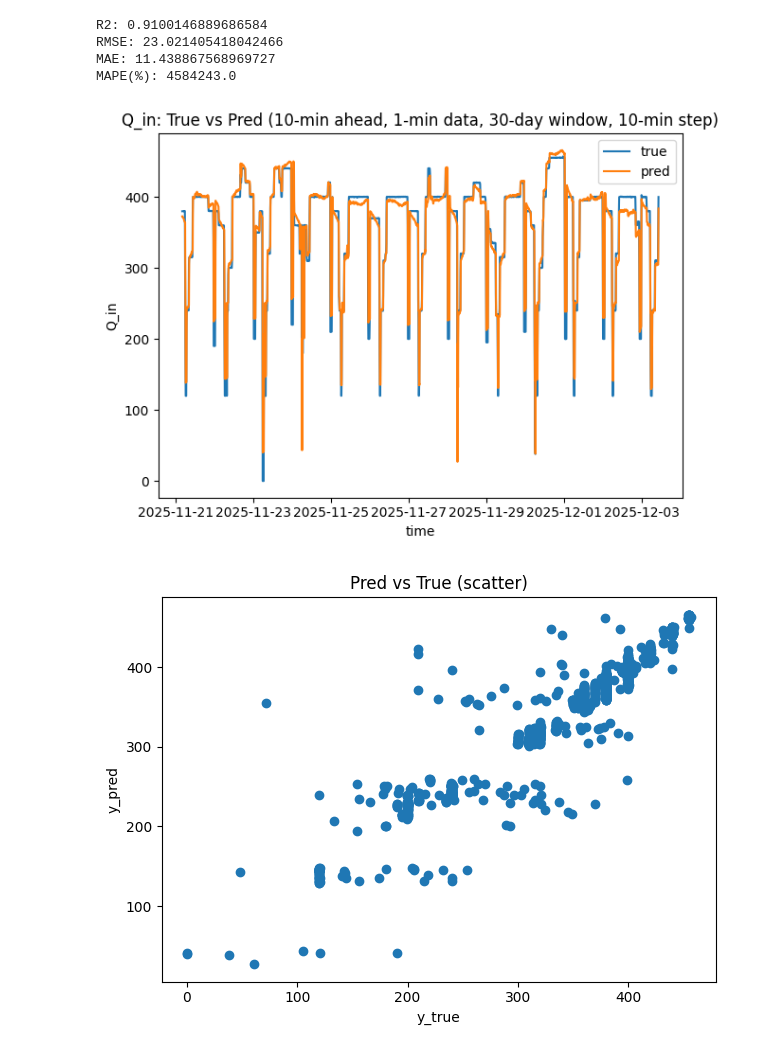
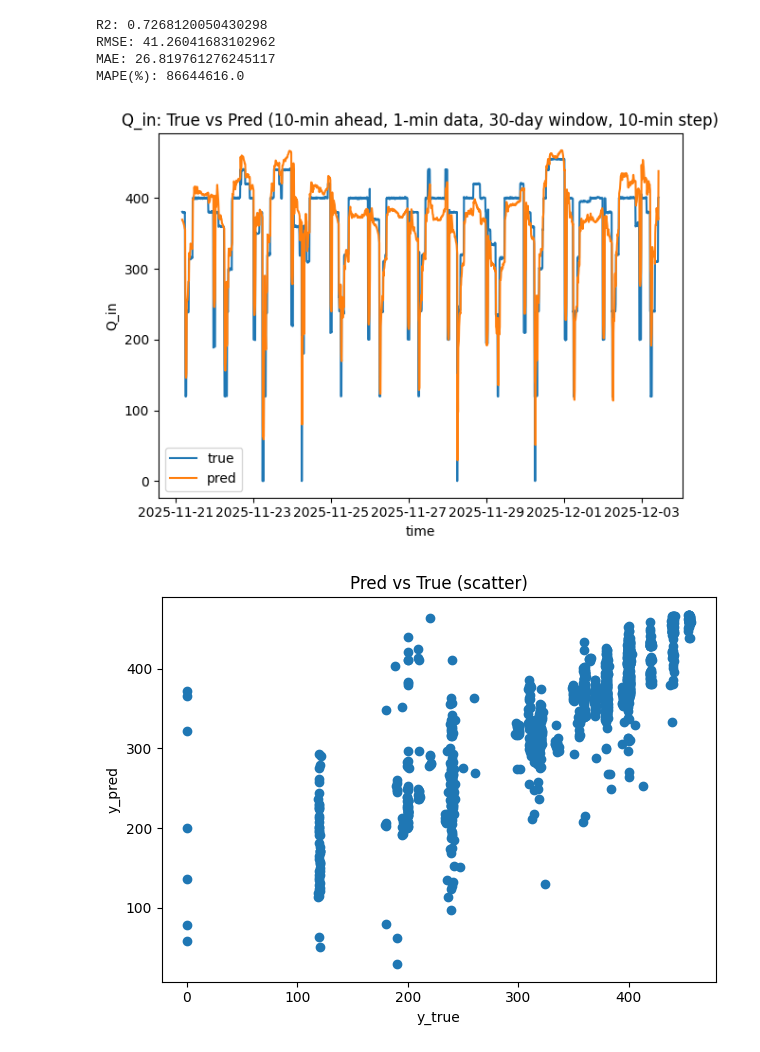
Before and after one commit to choiseungha3123-a11y/project_WWTP, a Jupyter notebook: python/notebook/linear_regression/flow_baseline.ipynb, the cells around one changed output. Saved outputs shown, nothing was run; the diff lists cells and outputs as text; code cells hidden in the pictures.

Commit message:
add time feature

```diff
--- a/python/notebook/linear_regression/flow_baseline.ipynb
+++ b/python/notebook/linear_regression/flow_baseline.ipynb
@@ -128,7 +192,7 @@ def make_feature_window_dataset_minutely(df_1min, target_col, window_days = 30,
 # ----------------------------
 # 3) 시간순 분할 + 학습/예측 + 저장 + 평가
 # ----------------------------
-def train_predict_evaluate(df_raw,
+def train_with_time_features(df_raw,
     target_col = "Q_in",
     time_col = "SYS_TIME",
     window_days = 30,
@@ -138,18 +202,29 @@ def train_predict_evaluate(df_raw,
     test_ratio = 0.2,
     out_csv = "pred_Q_in_10min.csv"
 ):
-    # (1) 1분 인덱스 보장 + 결측 보간
+    # 1) 1분 인덱스 보장 + 결측 보간
     df_1min = ensure_minutely_index(df_raw, time_col=time_col)
     df_1min = fill_missing_timewise(df_1min, method="time")
 
-    # (2) 30일 윈도우 특징 + 10분 뒤 타깃
+    # 2) 시간 특성 추가
+    df_1min = add_time_features(df_1min)
+
+    # 3) 이동 통계 특징 추가
+    feature_cols = df_1min.select_dtypes(include=[np.number]).columns.tolist()
+    df_1min = add_rolling_features(
+        df_1min,
+        target_cols=[target_col],  # 또는 모든 수치형 컬럼
+        windows=[60, 120, 1440]  # 1시간, 2시간, 24시간
+    )
+
+    # 4) 30일 윈도우 특징 + 10분 뒤 타깃 생성
+    # (기존 make_feature_window_dataset_minutely 함수 사용)
     X, y, t_target, feature_names = make_feature_window_dataset_minutely(
         df_1min,
         target_col=target_col,
         window_days=window_days,
         horizon_minutes=horizon_minutes,
-        step=step,
-        target_mode=target_mode
+        step=step
     )
 
     # (3) 시간순 split
@@ -224,25 +299,25 @@ def plot_results(out: pd.DataFrame, title: str = "Q_in: True vs Pred (10-min ahe
 # %%
 df_raw = pd.read_csv("../../data/processed/flow_processed.csv")  # time_col이 있으면 포함
 
 df_raw = df_raw.drop(columns=["flow_TankA", "flow_TankB"])
 
-df_1min, out, metrics, feat_names, model = train_predict_evaluate(
+df_1min, out, metrics, feat_names, model = train_with_time_features(
     df_raw,
     target_col="Q_in",
     time_col="SYS_TIME",      # 이미 index가 datetime이면 None
     window_days=30,
     horizon_minutes=10,
     step=10,
     target_mode="mean",
     test_ratio=0.2,
     out_csv="pred_Q_in_10min.csv"
 )
 print(f'R2: {metrics["R2"]} \nRMSE: {metrics["RMSE"]} \nMAE: {metrics["MAE"]} \nMAPE(%): {metrics["MAPE(%)"]} \n')
 plot_results(out)
 # %% [output]
-R2: 0.9100146889686584
-RMSE: 23.021405418042466
-MAE: 11.438867568969727
-MAPE(%): 4584243.0
+R2: 0.7268120050430298
+RMSE: 41.26041683102962
+MAE: 26.819761276245117
+MAPE(%): 86644616.0
-[figure, old version]
+[figure, new version]
-[figure, old version]
+[figure, new version]
```
Also changed, not shown: parts of 3 cells of this notebook, 3 other files.
